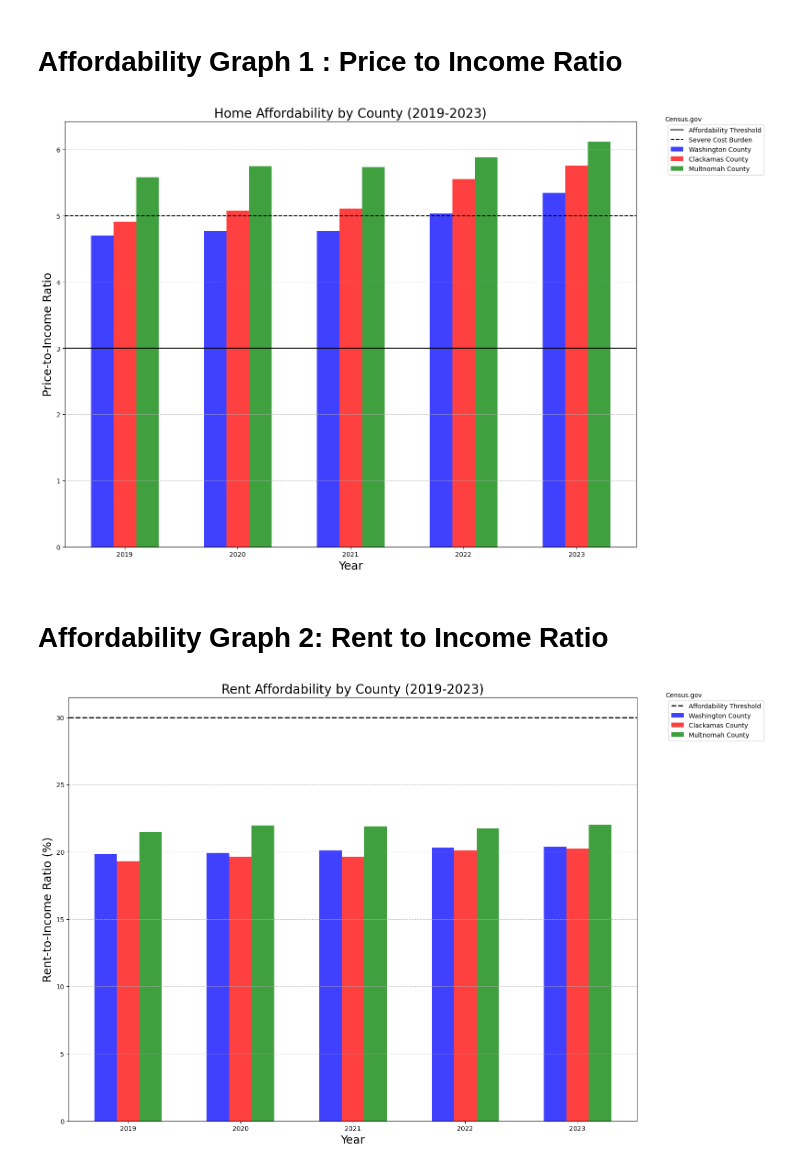
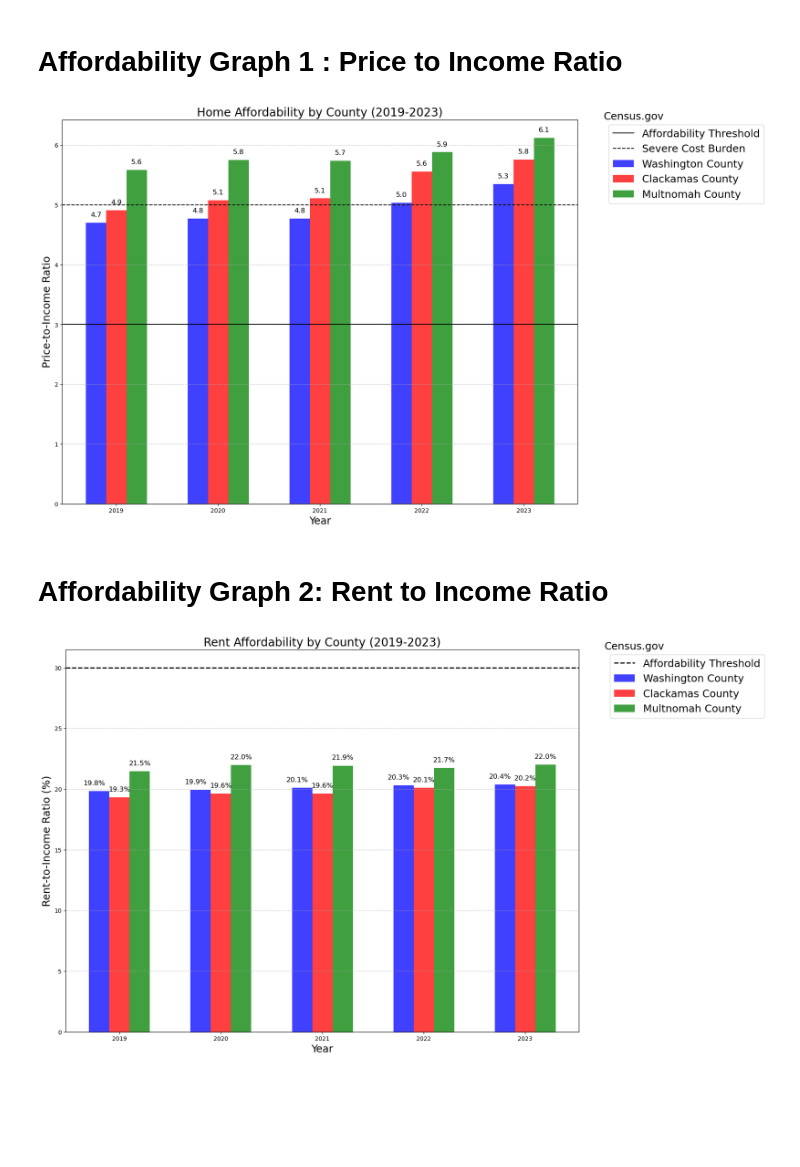
Before and after one commit to Tserrof7/Portland-Housing-Prices-Affordability-Project, a Jupyter notebook: Census_Data/census_data.ipynb, the cells around one changed output. Saved outputs shown, nothing was run; the diff lists cells and outputs as text; code cells hidden in the pictures; blank space fills up the shorter version.

```diff
--- a/Census_Data/census_data.ipynb
+++ b/Census_Data/census_data.ipynb
@@ -127,26 +109,39 @@ df.head()
 # %%
 washington_df = df[df['County']=='Washington County, Oregon']
 clackamas_df = df[df['County']=='Clackamas County, Oregon']
 multnomah_df = df[df['County']=='Multnomah County, Oregon']
 
 plt.figure(figsize=(16, 12))
 plt.bar(washington_df['Year'] - 0.2, washington_df['Price-to-Income Ratio'], width=0.2, color='blue', alpha=.75, label='Washington County')
 plt.bar(clackamas_df['Year'], clackamas_df['Price-to-Income Ratio'], width=0.2, color='red', alpha=.75, label='Clackamas County')
 plt.bar(multnomah_df['Year'] + 0.2, multnomah_df['Price-to-Income Ratio'], width=0.2, color='green', alpha=.75, label='Multnomah County')
 
+# Add value labels above bars
+for i, year in enumerate(washington_df['Year']):
+    plt.text(year - 0.2, washington_df.iloc[i]['Price-to-Income Ratio'] + 0.1,
+             f"{washington_df.iloc[i]['Price-to-Income Ratio']:.1f}", ha='center', fontsize=12)
+
+for i, year in enumerate(clackamas_df['Year']):
+    plt.text(year, clackamas_df.iloc[i]['Price-to-Income Ratio'] + 0.1,
+             f"{clackamas_df.iloc[i]['Price-to-Income Ratio']:.1f}", ha='center', fontsize=12)
+
+for i, year in enumerate(multnomah_df['Year']):
+    plt.text(year + 0.2, multnomah_df.iloc[i]['Price-to-Income Ratio'] + 0.1,
+             f"{multnomah_df.iloc[i]['Price-to-Income Ratio']:.1f}", ha='center', fontsize=12)
+
 plt.xlabel("Year", fontsize = 18)
 plt.ylabel("Price-to-Income Ratio", fontsize = 18)
 plt.title("Home Affordability by County (2019-2023)", fontsize = 20)
 plt.axhline(y=3, color="black", linestyle="solid", label="Affordability Threshold")
 plt.axhline(y=5, color="black", linestyle="dashed", label="Severe Cost Burden")
 
-plt.legend(loc='best', bbox_to_anchor=(1.05,1))
-plt.text(1.05,1,"Census.gov",transform=plt.gca().transAxes)
+plt.legend(loc='best', bbox_to_anchor=(1.05,1), fontsize=18)
+plt.text(1.05,1,"Census.gov",transform=plt.gca().transAxes, fontsize=18)
 plt.grid(axis="y",linestyle="--", alpha=0.7)
 
 plt.show()
 # %% [output]
-[figure, old version]
+[figure, new version]
 # %% [markdown]
 # Affordability Graph 2: Rent to Income Ratio
 # %%
@@ -160,10 +155,23 @@ plt.ylabel("Rent-to-Income Ratio (%)", fontsize = 18)
 plt.title("Rent Affordability by County (2019-2023)", fontsize = 20)
 plt.axhline(y=30, color="black", linestyle="dashed", linewidth=2, label="Affordability Threshold")
 
-plt.legend(loc='best', bbox_to_anchor=(1.05,1))
-plt.text(1.05,1,"Census.gov",transform=plt.gca().transAxes)
+# Add value labels above bars
+for i, year in enumerate(washington_df['Year']):
+    plt.text(year - 0.25, washington_df.iloc[i]['Rent-to-Income Ratio'] + 0.5,
+             f"{washington_df.iloc[i]['Rent-to-Income Ratio']:.1f}%", ha='center', fontsize=12)
+
+for i, year in enumerate(clackamas_df['Year']):
+    plt.text(year, clackamas_df.iloc[i]['Rent-to-Income Ratio'] + 0.5,
+             f"{clackamas_df.iloc[i]['Rent-to-Income Ratio']:.1f}%", ha='center', fontsize=12)
+
+for i, year in enumerate(multnomah_df['Year']):
+    plt.text(year + 0.2, multnomah_df.iloc[i]['Rent-to-Income Ratio'] + 0.5,
+             f"{multnomah_df.iloc[i]['Rent-to-Income Ratio']:.1f}%", ha='center', fontsize=12)
+
+plt.legend(loc='best', bbox_to_anchor=(1.05,1), fontsize=18)
+plt.text(1.05,1,"Census.gov",transform=plt.gca().transAxes, fontsize=18)
 plt.grid(axis="y",linestyle="--", alpha=0.7)
 
 plt.show()
 # %% [output]
-[figure, old version]
+[figure, new version]
```
Also changed, not shown: parts of 1 cell of this notebook, 3 other files.
